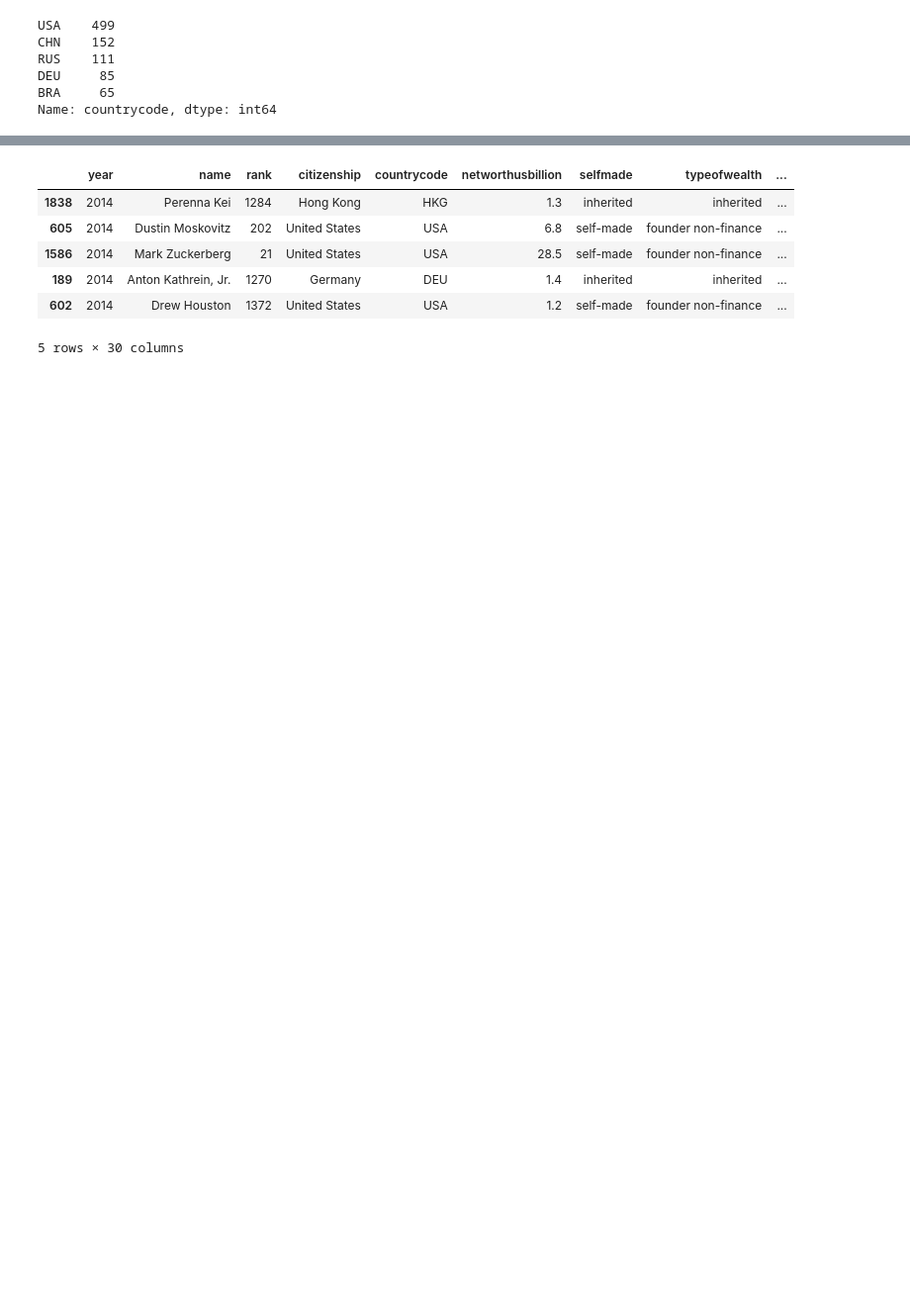
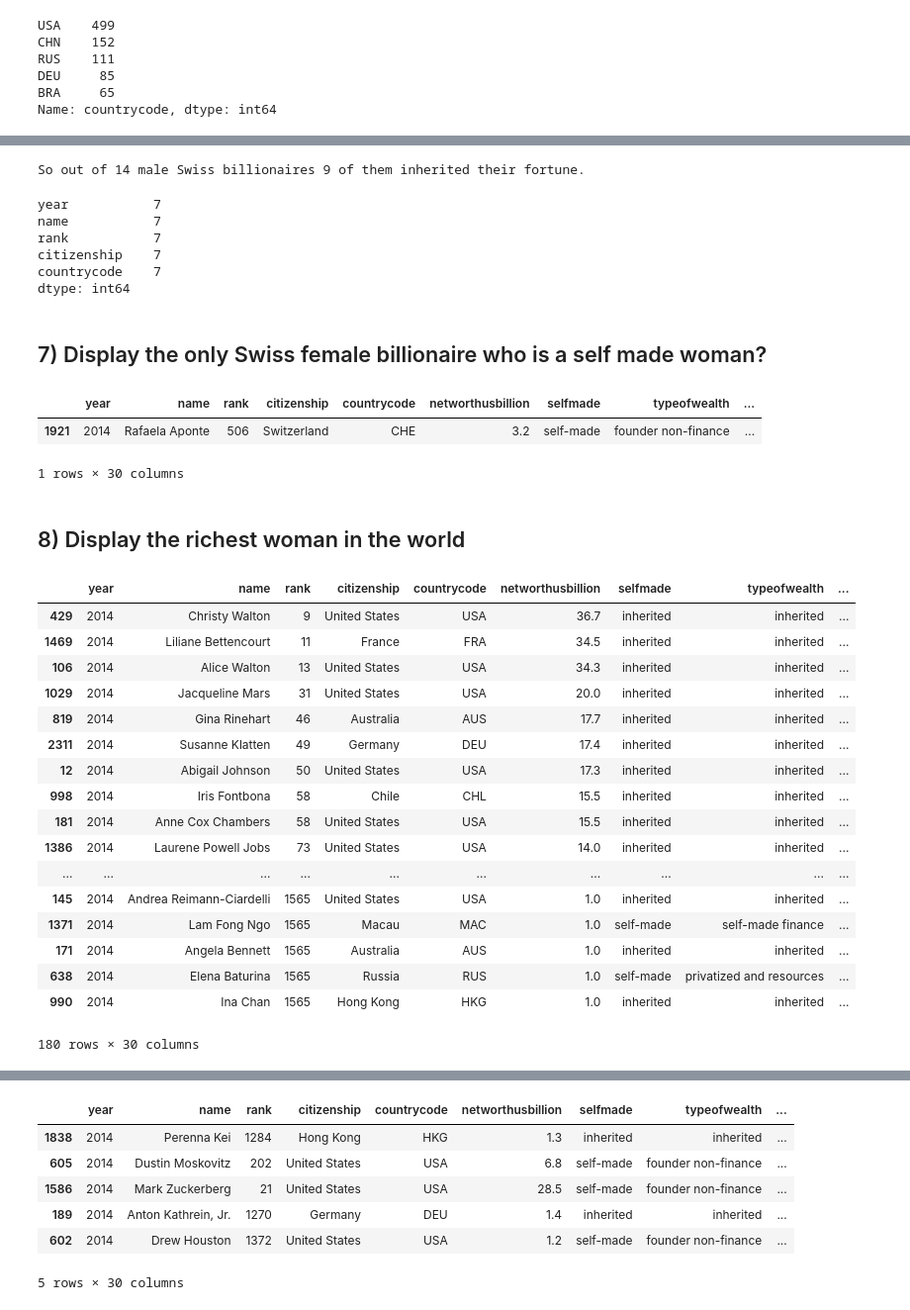
Before and after one commit to barjacks/foundations-homework, a Jupyter notebook: 07/RichPeople_Pandas_Homework_7_Skinner.ipynb, the cells around one changed output, grey strips where cells are left out. Shown at 99% size. Cells and saved outputs as stored; diff of their text form; code cells hidden in the pictures; blank space fills up the shorter version.

```diff
--- a/07/RichPeople_Pandas_Homework_7_Skinner.ipynb
+++ b/07/RichPeople_Pandas_Homework_7_Skinner.ipynb
@@ -82,0 +132,50 @@ Index(['year', 'name', 'rank', 'citizenship', 'countrycode',
+# %%
+#df[(df['animal'] == 'cat') & (df['inches'] > 12)]
+male_Swiss_billionaires_list[male_Swiss_billionaires_list['selfmade'] == 'inherited'].count().head(1)
+inherited = male_Swiss_billionaires_list[male_Swiss_billionaires_list['selfmade'] == 'inherited'].count().head(1)
+print("So out of 14 male Swiss billionaires 9 of them inherited their fortune.")
+# %% [output]
+So out of 14 male Swiss billionaires 9 of them inherited their fortune.
+# %%
+female_Swiss_billionaires_list[female_Swiss_billionaires_list['selfmade'] == 'inherited'].count().head(1)
+female_inherited = female_Swiss_billionaires_list[female_Swiss_billionaires_list['selfmade'] == 'inherited'].count().head()
+female_inherited
+#print("Out of 8 Swiss female billionaires, only one woman made her fortune on her own")
+# %% [output]
+year           7
+name           7
+rank           7
+citizenship    7
+countrycode    7
+dtype: int64
+# %% [markdown]
+## 7) Display the only Swiss female billionaire who is a self made woman?
+# %%
+recent[(recent['gender'] == 'female') & (recent['selfmade'] == 'self-made') & (recent['countrycode'] == 'CHE')]
+# %% [output]
+|  | year | name | rank | citizenship | countrycode | networthusbillion | selfmade | typeofwealth | ... |
+| 1921 | 2014 | Rafaela Aponte | 506 | Switzerland | CHE | 3.2 | self-made | founder non-finance | ... |
+1 rows × 30 columns
+# %% [markdown]
+## 8) Display the richest woman in the world
+# %%
+recent[(recent['gender'] == 'female')].sort_values(by='networthusbillion', ascending=False)
+# %% [output]
+|  | year | name | rank | citizenship | countrycode | networthusbillion | selfmade | typeofwealth | ... |
+| 429 | 2014 | Christy Walton | 9 | United States | USA | 36.7 | inherited | inherited | ... |
+| 1469 | 2014 | Liliane Bettencourt | 11 | France | FRA | 34.5 | inherited | inherited | ... |
+| 106 | 2014 | Alice Walton | 13 | United States | USA | 34.3 | inherited | inherited | ... |
+| 1029 | 2014 | Jacqueline Mars | 31 | United States | USA | 20.0 | inherited | inherited | ... |
+| 819 | 2014 | Gina Rinehart | 46 | Australia | AUS | 17.7 | inherited | inherited | ... |
+| 2311 | 2014 | Susanne Klatten | 49 | Germany | DEU | 17.4 | inherited | inherited | ... |
+| 12 | 2014 | Abigail Johnson | 50 | United States | USA | 17.3 | inherited | inherited | ... |
+| 998 | 2014 | Iris Fontbona | 58 | Chile | CHL | 15.5 | inherited | inherited | ... |
+| 181 | 2014 | Anne Cox Chambers | 58 | United States | USA | 15.5 | inherited | inherited | ... |
+| 1386 | 2014 | Laurene Powell Jobs | 73 | United States | USA | 14.0 | inherited | inherited | ... |
+| ... | ... | ... | ... | ... | ... | ... | ... | ... | ... |
+| 145 | 2014 | Andrea Reimann-Ciardelli | 1565 | United States | USA | 1.0 | inherited | inherited | ... |
+| 1371 | 2014 | Lam Fong Ngo | 1565 | Macau | MAC | 1.0 | self-made | self-made finance | ... |
+| 171 | 2014 | Angela Bennett | 1565 | Australia | AUS | 1.0 | inherited | inherited | ... |
+| 638 | 2014 | Elena Baturina | 1565 | Russia | RUS | 1.0 | self-made | privatized and resources | ... |
+| 990 | 2014 | Ina Chan | 1565 | Hong Kong | HKG | 1.0 | inherited | inherited | ... |
+180 rows × 30 columns
```
Also changed, not shown: parts of 56 cells of this notebook, 1 other file.
